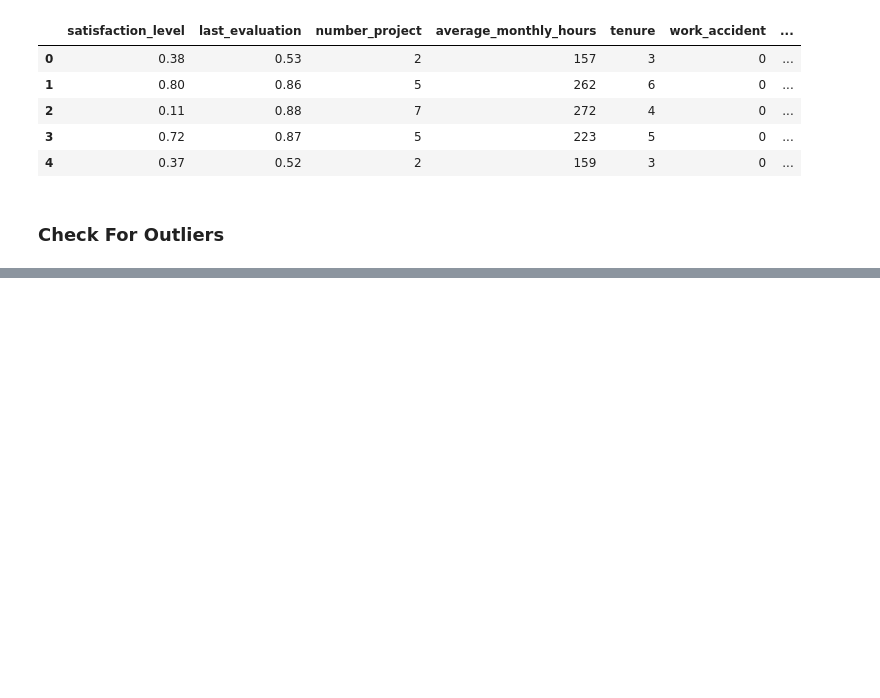
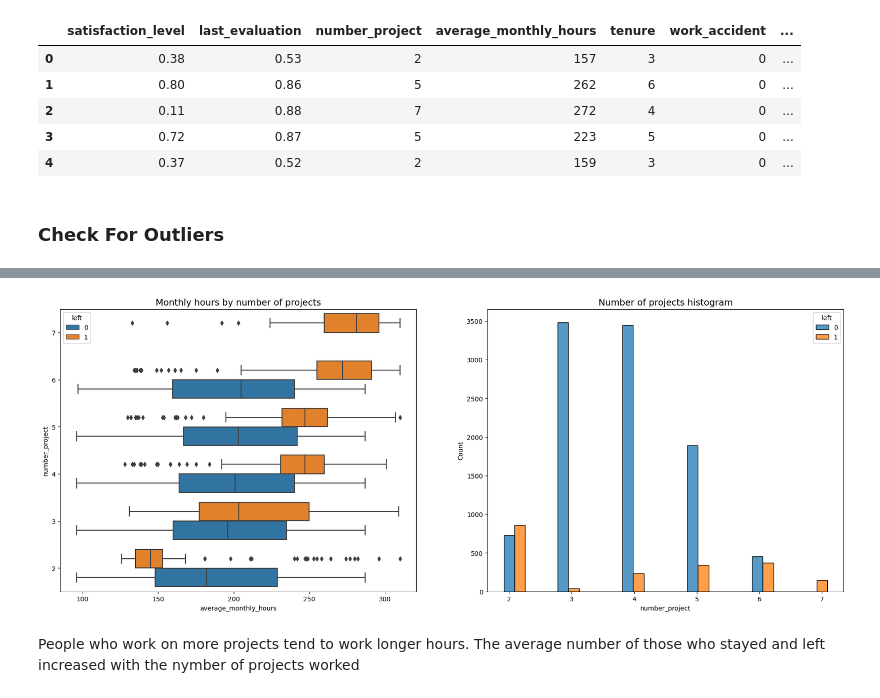
Before and after one commit to alishanstyles/HR-Capstone-Analysis, a Jupyter notebook: Untitled.ipynb, the cells around one changed output, grey strips where cells are left out. Cells and saved outputs as stored; diff of their text form; code cells hidden in the pictures; blank space fills up the shorter version.

```diff
--- a/Untitled.ipynb
+++ b/Untitled.ipynb
@@ -146,0 +204,24 @@ df1.head()
+# %%
+# creating plots to visualize relationships between variables in the data.
+# comparing the distributions of employees who stayed versus those who left using 'average monthly hours distributions for number project.
+
+# Set figure and axes
+fig, ax = plt.subplots(1, 2, figsize = (22,8))
+
+# Create boxplot showing `average_monthly_hours` distributions for `number_project`, comparing employees who stayed versus those who left
+sns.boxplot(data=df1, x='average_monthly_hours', y='number_project', hue='left', orient="h", ax=ax[0])
+ax[0].invert_yaxis()
+ax[0].set_title('Monthly hours by number of projects', fontsize='14')
+
+# Create histogram showing distribution of `number_project`, comparing employees who stayed versus those who left
+tenure_stay = df1[df1['left']==0]['number_project']
+tenure_left = df1[df1['left']==1]['number_project']
+sns.histplot(data=df1, x='number_project', hue='left', multiple='dodge', shrink=2, ax=ax[1])
+ax[1].set_title('Number of projects histogram', fontsize='14')
+
+# Display the plots
+plt.show()
+# %% [output]
+[figure, added]
+# %% [markdown]
+People who work on more projects tend to work longer hours. The average number of those who stayed and left increased with the nymber of projects worked
```
Also changed, not shown: parts of 6 cells of this notebook.
